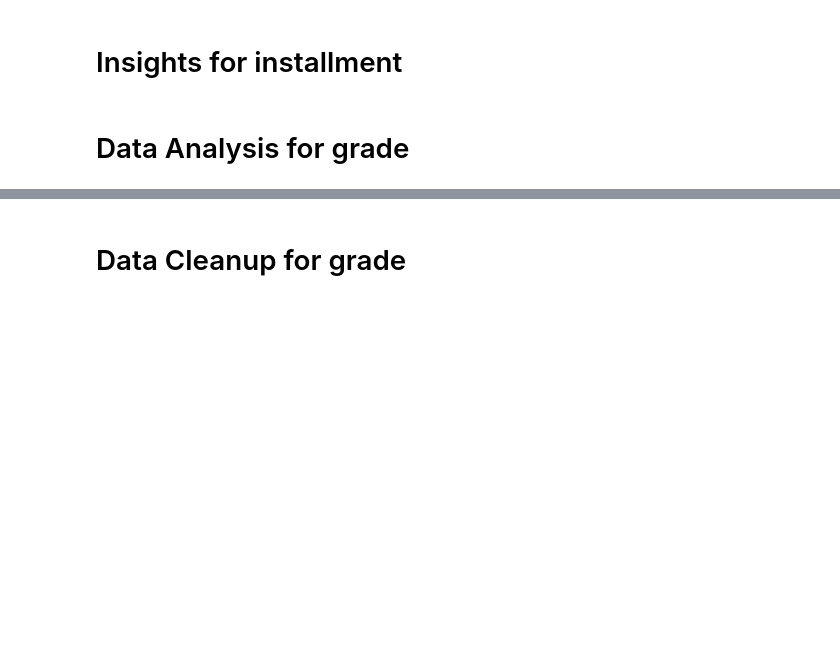
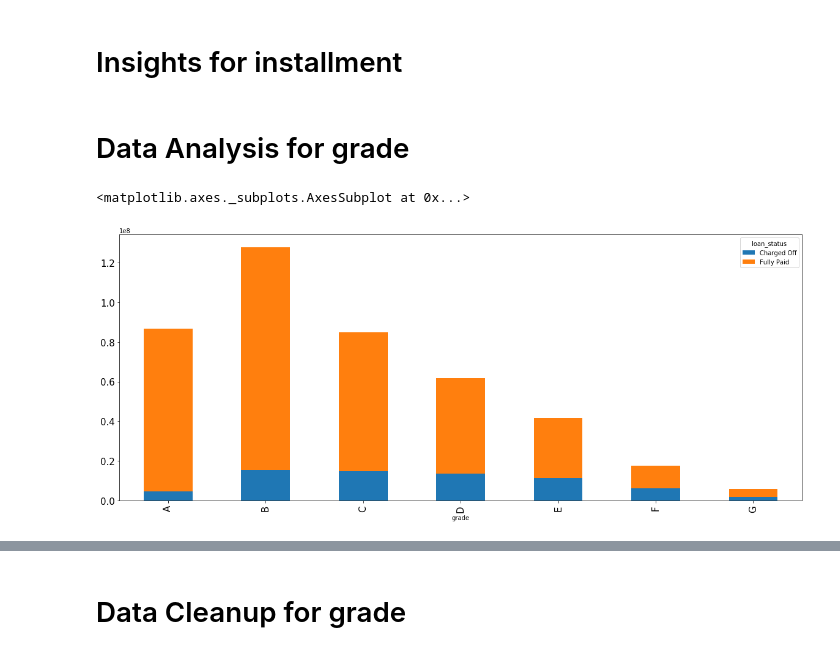
Before and after one commit to amirivija/EDA, a Jupyter notebook: group_assignment.ipynb, the cells around one changed output, grey strips where cells are left out. Saved outputs shown, nothing was run; the diff lists cells and outputs as text; code cells hidden in the pictures; blank space fills up the shorter version.

```diff
--- a/group_assignment.ipynb
+++ b/group_assignment.ipynb
@@ -158,0 +173,3 @@ lending_club['emp_length'] = lending_club['emp_length'].apply(lambda x: str(x).s
+# %%
+lending_club['issue_d'] = lending_club['issue_d'].apply(changeDate2SequenceOfInt)
+lending_club['earliest_cr_line'] = lending_club['earliest_cr_line'].apply(changeDate2SequenceOfInt)
@@ -158,0 +178,2 @@ lending_club['emp_length'] = lending_club['emp_length'].apply(lambda x: str(x).s
+# %%
+lending_club['zip_code'] = lending_club['zip_code'].apply(lambda x: str(x)[0:3])
@@ -158,0 +182,4 @@ lending_club['emp_length'] = lending_club['emp_length'].apply(lambda x: str(x).s
+# %%
+#Setting the default value 100%, Need to check futher
+lending_club.loc[(pd.isna(lending_club['revol_util'])), 'revol_util'] = 100.0
+lending_club['revol_util'] = round(lending_club['revol_util'].apply(lambda x: (str(x).split("%")[0])).apply(pd.to_numeric),0)
@@ -159,3 +188,7 @@ lending_club['emp_length'] = lending_club['emp_length'].apply(lambda x: str(x).s
+# %%
+lending_club['next_pymnt_d'] = lending_club['next_pymnt_d'].apply(changeDate2SequenceOfInt)
+lending_club['last_pymnt_d'] = lending_club['last_pymnt_d'].apply(changeDate2SequenceOfInt)
+lending_club['last_credit_pull_d'] = lending_club['last_credit_pull_d'].apply(changeDate2SequenceOfInt)
 # %% [markdown]
 ==> Data Cleanup loan_status <br>
 Since the Current loan statuses cannot be used to determine whether a loan is paid or charged off, <br>
@@ -316,3 +351,8 @@ Higher tenure leads to higher default rates.
 # Insights for installment
 # %% [markdown]
 # Data Analysis for grade
+# %%
+lending_club.pivot_table(values='loan_amnt', index='grade', aggfunc='sum', columns='loan_status').plot(kind='bar', stacked=True, figsize=(20, 8), fontsize=15)
+# %% [output]
+<matplotlib.axes._subplots.AxesSubplot at 0x...>
+[figure, added]
```
Also changed, not shown: parts of 55 cells of this notebook.
